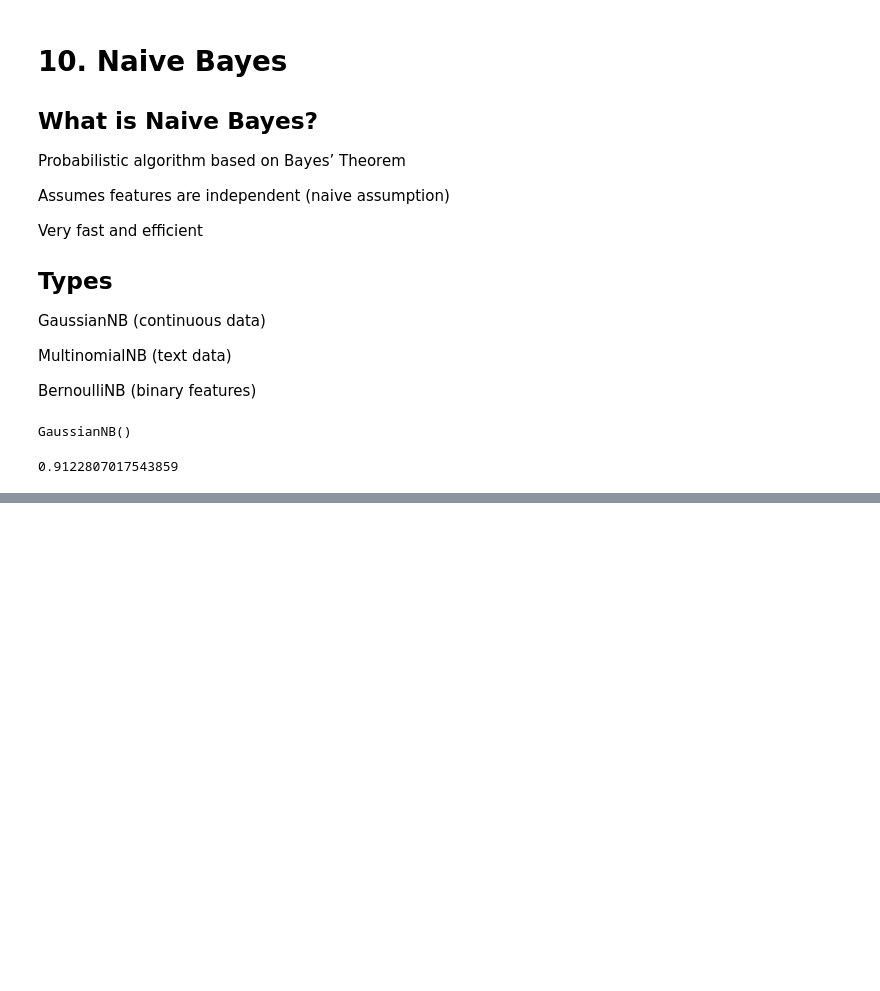
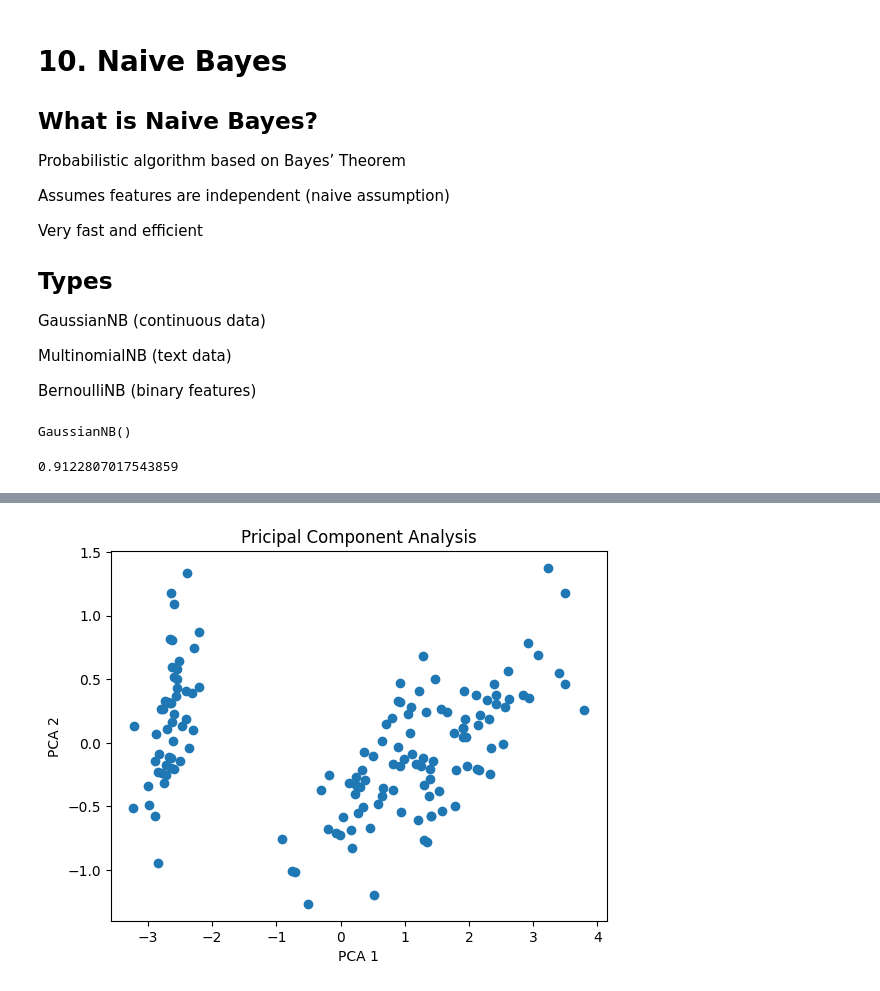
Before and after one commit to GopalMarmat/AIML_Nov, a Jupyter notebook: machine_learning.ipynb, the cells around one changed output, grey strips where cells are left out. Drawn from its saved outputs; the diff is of its cells as text; code cells hidden in the pictures; blank space fills up the shorter version.

```diff
--- a/machine_learning.ipynb
+++ b/machine_learning.ipynb
@@ -700,0 +820,22 @@ print(acc_score)
+# %%
+from sklearn.datasets import load_iris
+from sklearn.decomposition import PCA
+import matplotlib.pyplot as plt
+
+#load dataset
+iris=load_iris()
+X=iris.data
+
+#apply PCA
+pca=PCA(n_components=2)
+x_pca=pca.fit_transform(X)
+
+
+#plotting
+plt.scatter(x_pca[:, 0], x_pca[:, 1])
+plt.xlabel("PCA 1")
+plt.ylabel("PCA 2")
+plt.title("Pricipal Component Analysis")
+plt.show()
+# %% [output]
+[figure, added]
```
Also changed, not shown: parts of 13 cells of this notebook, 1 other file.
